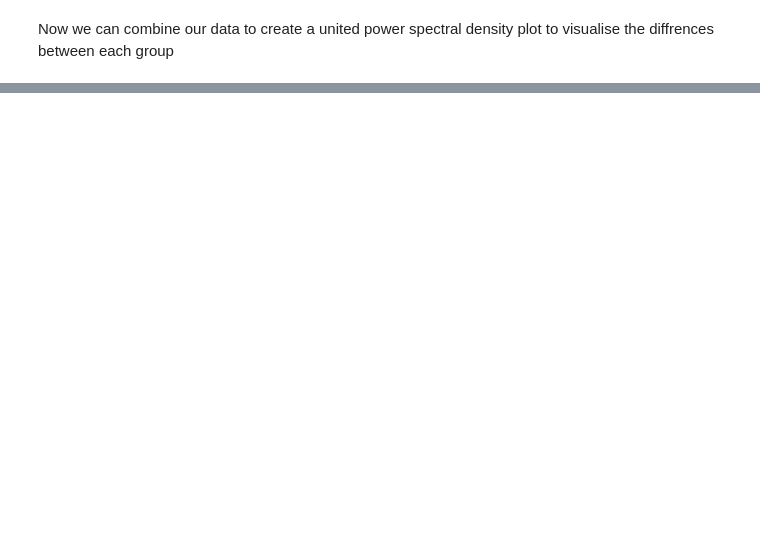
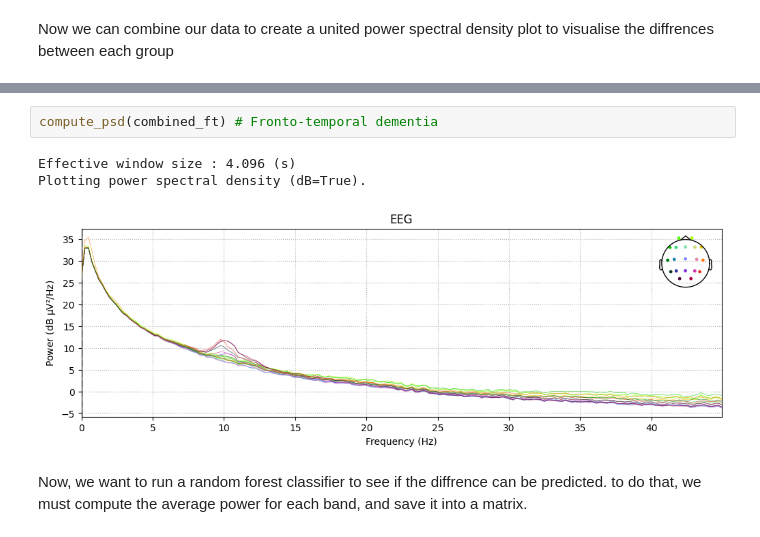
Before and after one commit to noamhed/Resting-state-EEG-project, a Jupyter notebook: src/main.ipynb, the cells around one changed output, grey strips where cells are left out. Drawn from its saved outputs; the diff is of its cells as text; blank space fills up the shorter version.

```diff
--- a/src/main.ipynb
+++ b/src/main.ipynb
@@ -202,0 +131,8 @@ NameError: name 'combine_data' is not defined
+# %%
+compute_psd(combined_ft) # Fronto-temporal dementia
+# %% [output]
+Effective window size : 4.096 (s)
+Plotting power spectral density (dB=True).
+[figure, added]
+# %% [markdown]
+Now, we want to run a random forest classifier to see if the diffrence can be predicted. to do that, we must compute the average power for each band, and save it into a matrix.
```
Also changed, not shown: parts of 10 cells of this notebook.
